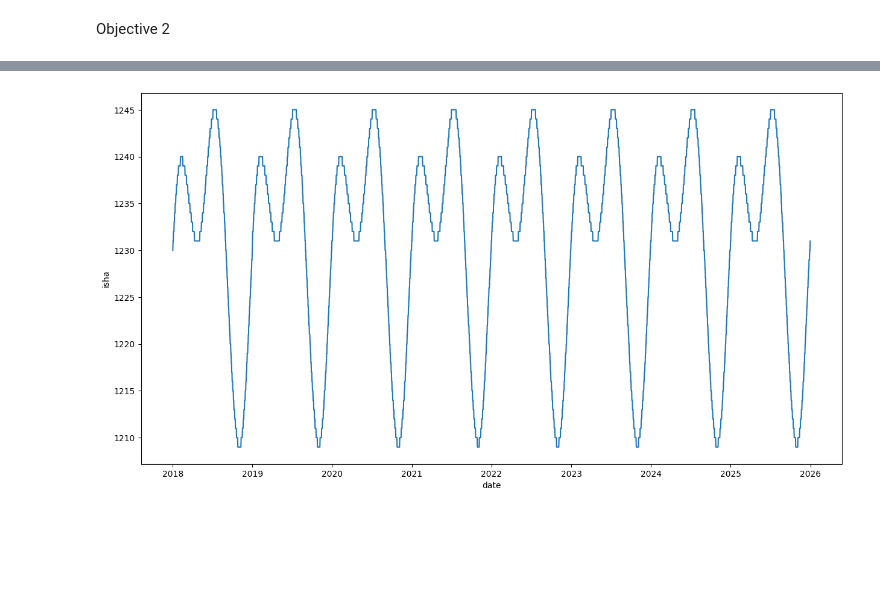
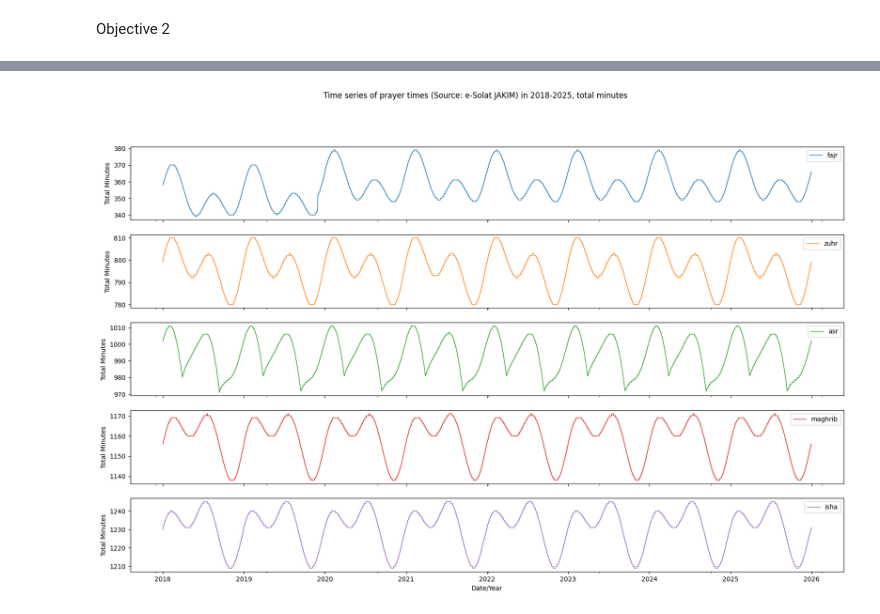
Before and after one commit to azamsuratem/predictprayertimes, a Jupyter notebook: python/objectives_1_and_2.ipynb, the cells around one changed output, grey strips where cells are left out. Drawn from its saved outputs; the diff is of its cells as text; code cells hidden in the pictures; blank space fills up the shorter version.

```diff
--- a/python/objectives_1_and_2.ipynb
+++ b/python/objectives_1_and_2.ipynb
@@ -170,0 +207,7 @@ copiedGoogleDF
+# %%
+copiedEsolatDF2 = copiedEsolatDF.copy()
+copiedEsolatDF2["fajr"] = transformTimeToTotalMins(copiedEsolatDF2["fajr"])
+copiedEsolatDF2["zuhr"] = transformTimeToTotalMins(copiedEsolatDF2["zuhr"])
+copiedEsolatDF2["asr"] = transformTimeToTotalMins(copiedEsolatDF2["asr"])
+copiedEsolatDF2["maghrib"] = transformTimeToTotalMins(copiedEsolatDF2["maghrib"])
+copiedEsolatDF2["isha"] = transformTimeToTotalMins(copiedEsolatDF2["isha"])
@@ -292,4 +305,20 @@ plot_time_series_esolat("maghrib")
-# %%
-plot_time_series_esolat("isha")
-# %% [output]
-[figure, removed]
+# %%
+def plot_time_series():
+	f2, ax2 = plt.subplots(nrows=5, ncols=1, sharex=True, figsize=(20,12))
+	plt.suptitle("Time series of prayer times (Source: e-Solat JAKIM) in 2018-2025, total minutes")
+
+	copiedEsolatDF2.plot(x="date", y="fajr", kind="line", ax=ax2[0], linewidth=1, color="C0")
+	copiedEsolatDF2.plot(x="date", y="zuhr", kind="line", ax=ax2[1], linewidth=1, color="C1")
+	copiedEsolatDF2.plot(x="date", y="asr", kind="line", ax=ax2[2], linewidth=1, color="C2")
+	copiedEsolatDF2.plot(x="date", y="maghrib", kind="line", ax=ax2[3], linewidth=1, color="C3")
+	copiedEsolatDF2.plot(x="date", y="isha", kind="line", ax=ax2[4], linewidth=1, color="C4")
+
+	for i in range(5):
+		ax2[i].set_ylabel("Total Minutes")
+
+	ax2[4].set_xlabel("Date/Year")
+	plt.show()
+# %%
+plot_time_series()
+# %% [output]
+[figure, added]
```
Also changed, not shown: parts of 37 cells of this notebook.
